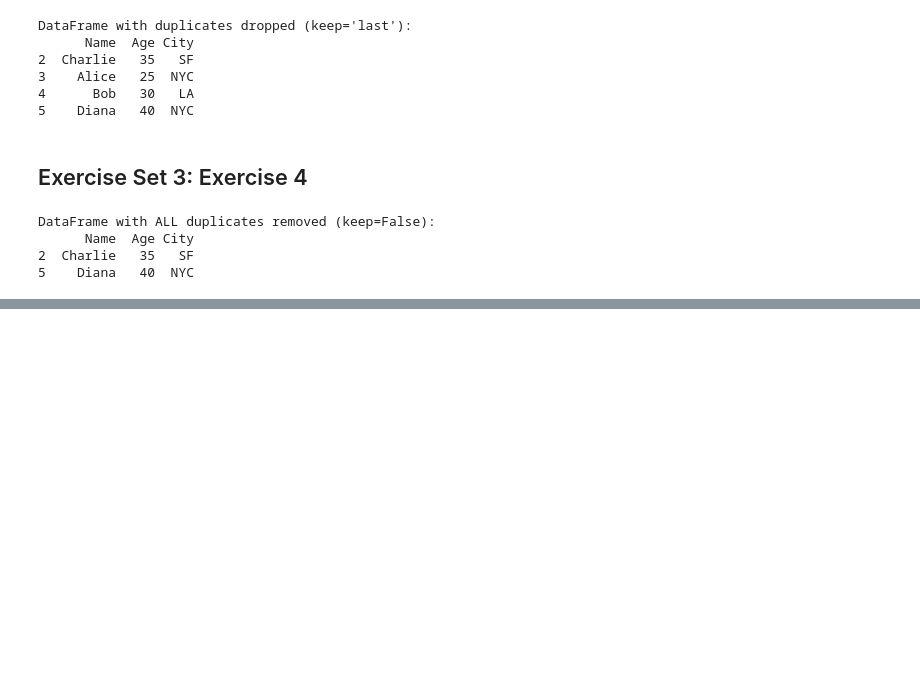
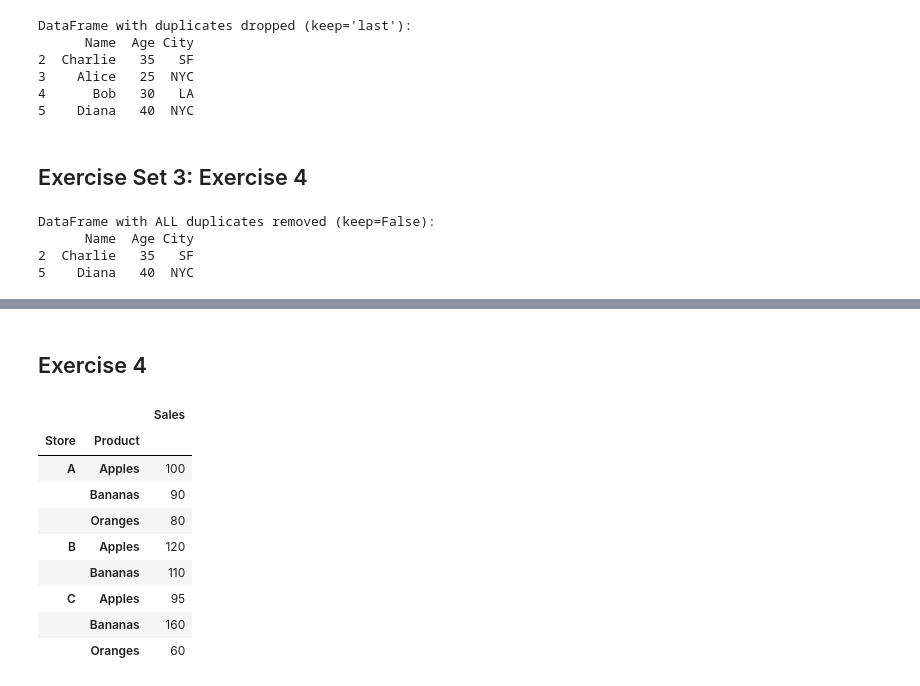
Before and after one commit to ckongshaug87/DA_M2_CodingExercises, a Jupyter notebook: w1_exercises.ipynb, the cells around one changed output, grey strips where cells are left out. Saved outputs shown, nothing was run; the diff lists cells and outputs as text; code cells hidden in the pictures; blank space fills up the shorter version.

Commit message:
finished data wrangling

```diff
--- a/w1_exercises.ipynb
+++ b/w1_exercises.ipynb
@@ -451,0 +538,12 @@ DataFrame with ALL duplicates removed (keep=False):
+# %%
+import pandas as pd
+
+data = {
+"Store": ["A", "A", "A", "B", "B", "C", "C", "C", "C"],
+"Product": ["Apples", "Oranges", "Bananas", "Apples", "Bananas", "Oranges", "Apples", "Bananas", "Bananas"],
+"Sales": [100, 80, 90, 120, 110, 60, 95, 85, 75],
+"Profit": [30, 25, 20, 40, 35, 15, 32, 22, 18],
+}
+
+df = pd.DataFrame(data)
+print(df.head())
@@ -451,0 +596,15 @@ DataFrame with ALL duplicates removed (keep=False):
+# %% [markdown]
+## Exercise 4
+# %%
+df.groupby(['Store', 'Product']).agg({'Sales': 'sum'})
+# %% [output]
+|  |  | Sales |
+| Store | Product |  |
+| A | Apples | 100 |
+|  | Bananas | 90 |
+|  | Oranges | 80 |
+| B | Apples | 120 |
+|  | Bananas | 110 |
+| C | Apples | 95 |
+|  | Bananas | 160 |
+|  | Oranges | 60 |
```
Also changed, not shown: parts of 23 cells of this notebook.
